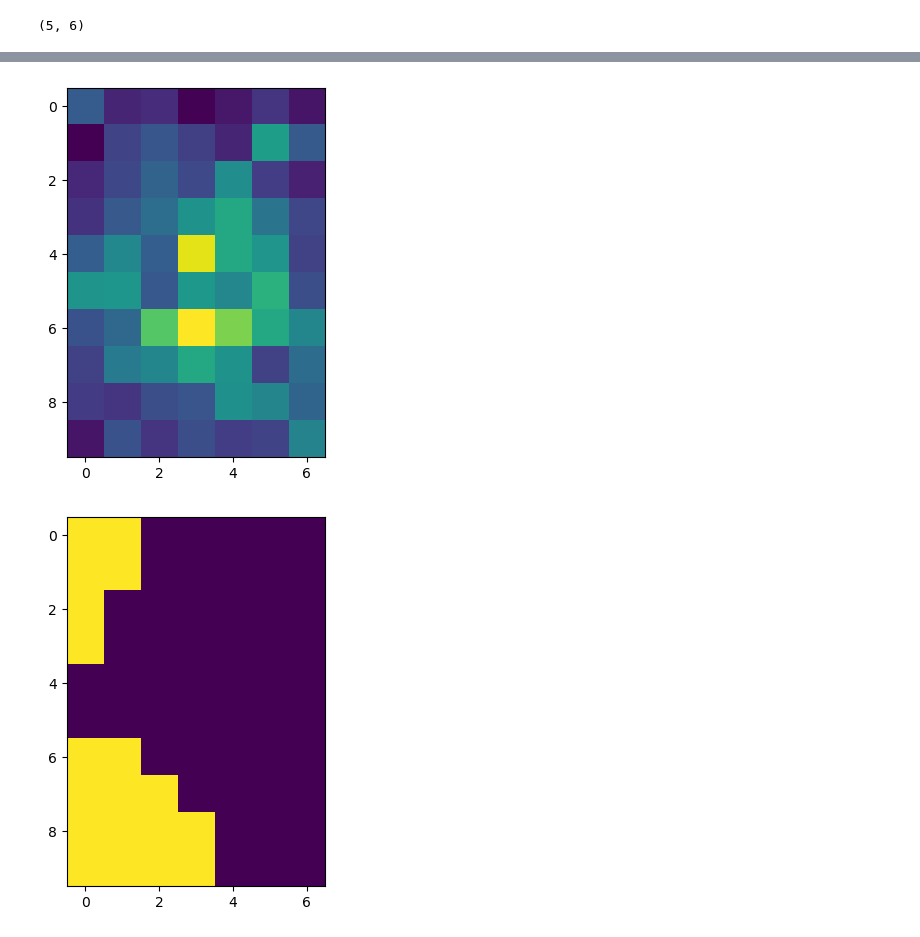
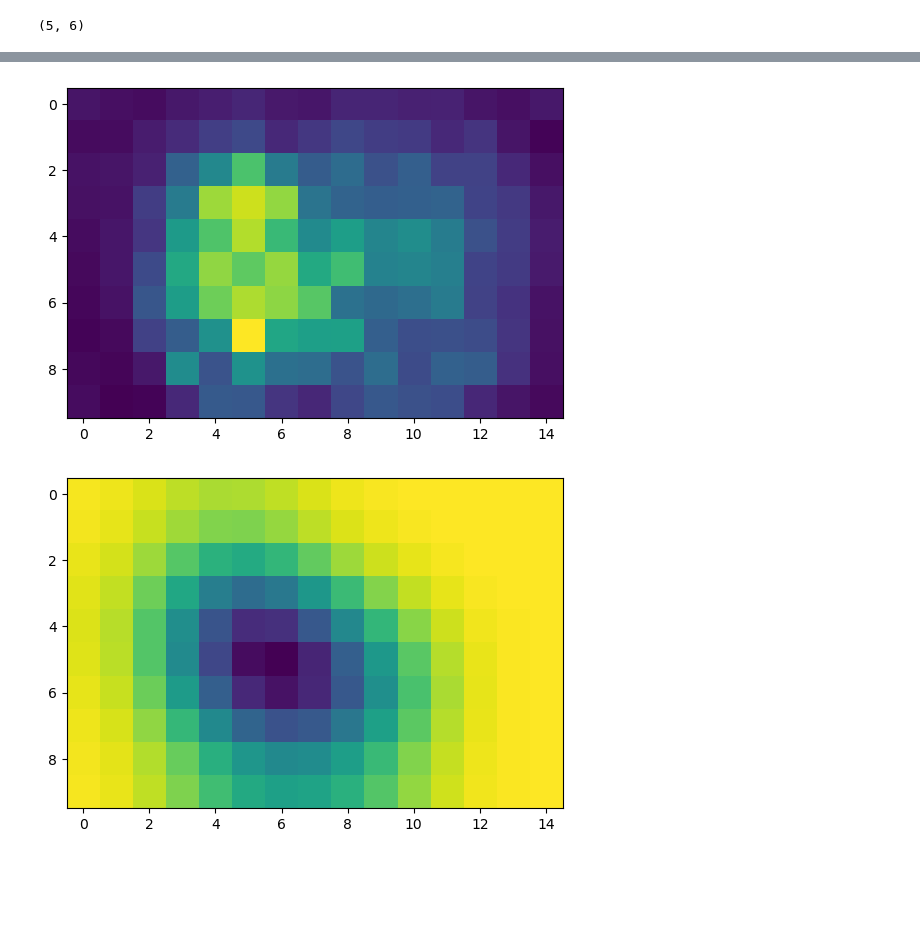
Before and after one commit to R0ner/cnn-context, a Jupyter notebook: notebooks/19-sp-dropout.ipynb, the cells around one changed output, grey strips where cells are left out. Saved outputs shown, nothing was run; the diff lists cells and outputs as text; code cells hidden in the pictures; blank space fills up the shorter version.

```diff
--- a/notebooks/19-sp-dropout.ipynb
+++ b/notebooks/19-sp-dropout.ipynb
@@ -70,7 +70,7 @@ model.load_state_dict(checkpoint["model_state_dict"])
 del checkpoint
 # %%
 dloader = get_dloader(
-    "train", batch_size=1, data_dir=data_dir, noise=True, num_workers=0
+    "val", batch_size=4, data_dir=data_dir, noise=True, num_workers=0
 )
 criterion = SuperpixelCriterion(
     model_type, sp_loss_weight=1.0, layer_weights="constant", normalize=True, binary=False, device=device
@@ -116,15 +134,15 @@ tensor(0.3988, device='cuda:0', grad_fn=<SubBackward0>)
 # %%
 x, sp_w = outs[4].cpu().detach(), sp_weights[4].cpu().detach()
 show_imarray(x[0].max(0)[0])
 plt.show()
-show_imarray(sp_w)
+show_imarray(sp_w[0])
 plt.show()
 # show_imarray((sp_w * torch.square(x)).cpu().detach()[0].max(0)[0])
 # loss = (sp_w * torch.square(x))
 # loss.size()
 # %% [output]
-[figure, old version]
+[figure, new version]
-[figure, old version]
+[figure, new version]
 # %%
 from skimage.transform import resize
 # %%
```
Also changed, not shown: parts of 6 cells of this notebook, 6 other files.
